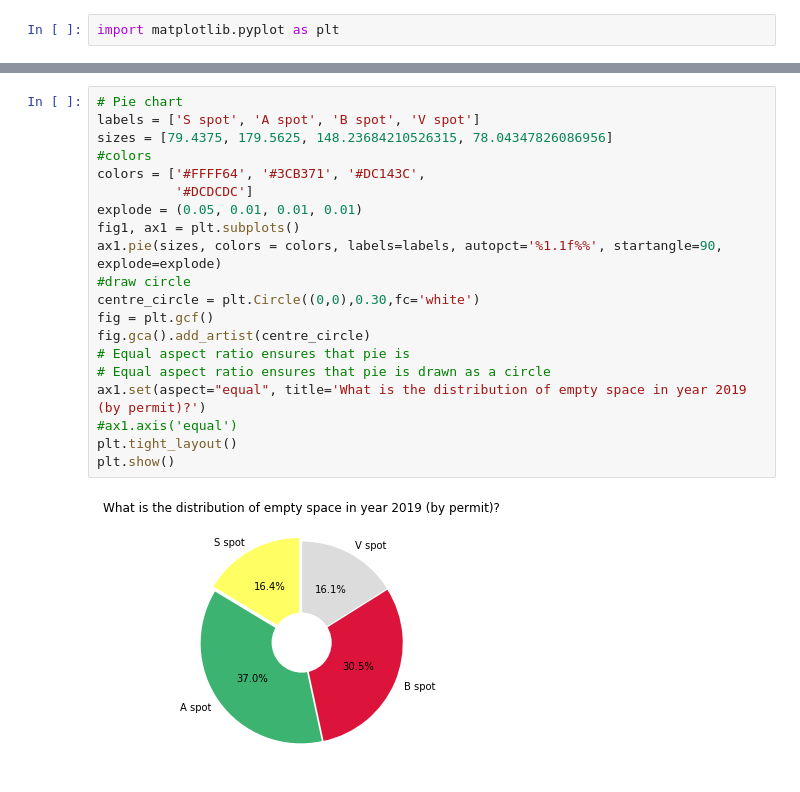
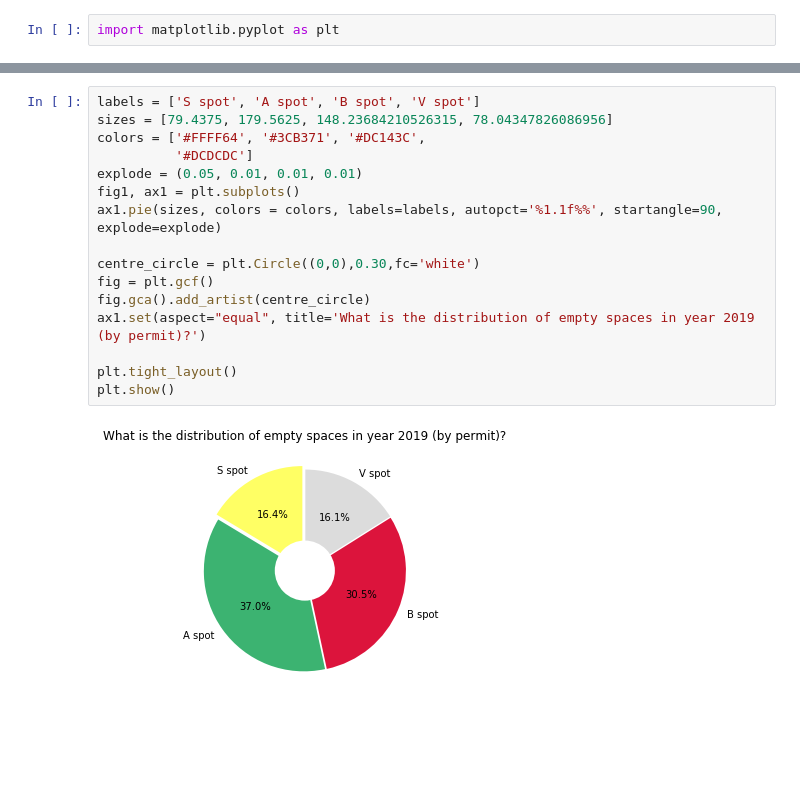
Before and after one commit to Maguilar43/ECE143_FinalProject, a Jupyter notebook: codes/Group18_Visualizations.ipynb, the cells around one changed output, grey strips where cells are left out. Saved outputs shown, nothing was run; the diff lists cells and outputs as text; blank space fills up the shorter version.

```diff
--- a/codes/Group18_Visualizations.ipynb
+++ b/codes/Group18_Visualizations.ipynb
@@ -103,22 +98,18 @@ plt.show()
 # %%
-# Pie chart
 labels = ['S spot', 'A spot', 'B spot', 'V spot']
 sizes = [79.4375, 179.5625, 148.23684210526315, 78.04347826086956]
-#colors
 colors = ['#FFFF64', '#3CB371', '#DC143C',
           '#DCDCDC']
 explode = (0.05, 0.01, 0.01, 0.01)
 fig1, ax1 = plt.subplots()
 ax1.pie(sizes, colors = colors, labels=labels, autopct='%1.1f%%', startangle=90, explode=explode)
-#draw circle
+
 centre_circle = plt.Circle((0,0),0.30,fc='white')
 fig = plt.gcf()
 fig.gca().add_artist(centre_circle)
-# Equal aspect ratio ensures that pie is
-# Equal aspect ratio ensures that pie is drawn as a circle
-ax1.set(aspect="equal", title='What is the distribution of empty space in year 2019 (by permit)?')
-#ax1.axis('equal')
+ax1.set(aspect="equal", title='What is the distribution of empty spaces in year 2019 (by permit)?')
+
 plt.tight_layout()
 plt.show()
 # %% [output]
-[figure, old version]
+[figure, new version]
```
Also changed, not shown: parts of 1 cell of this notebook.
